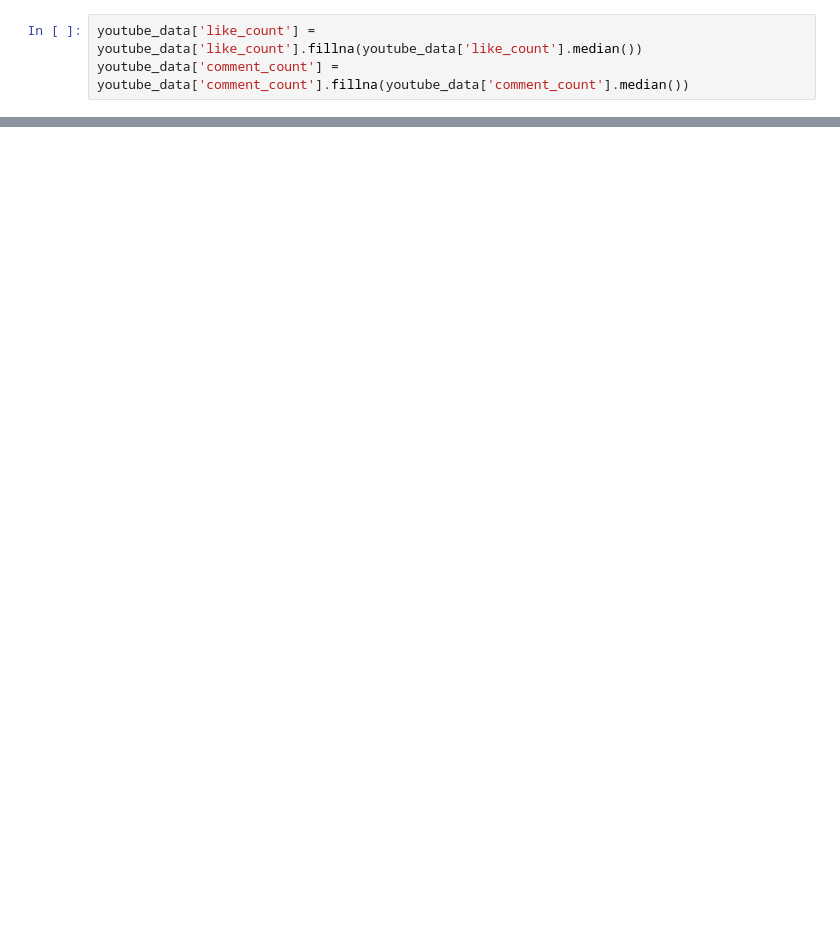
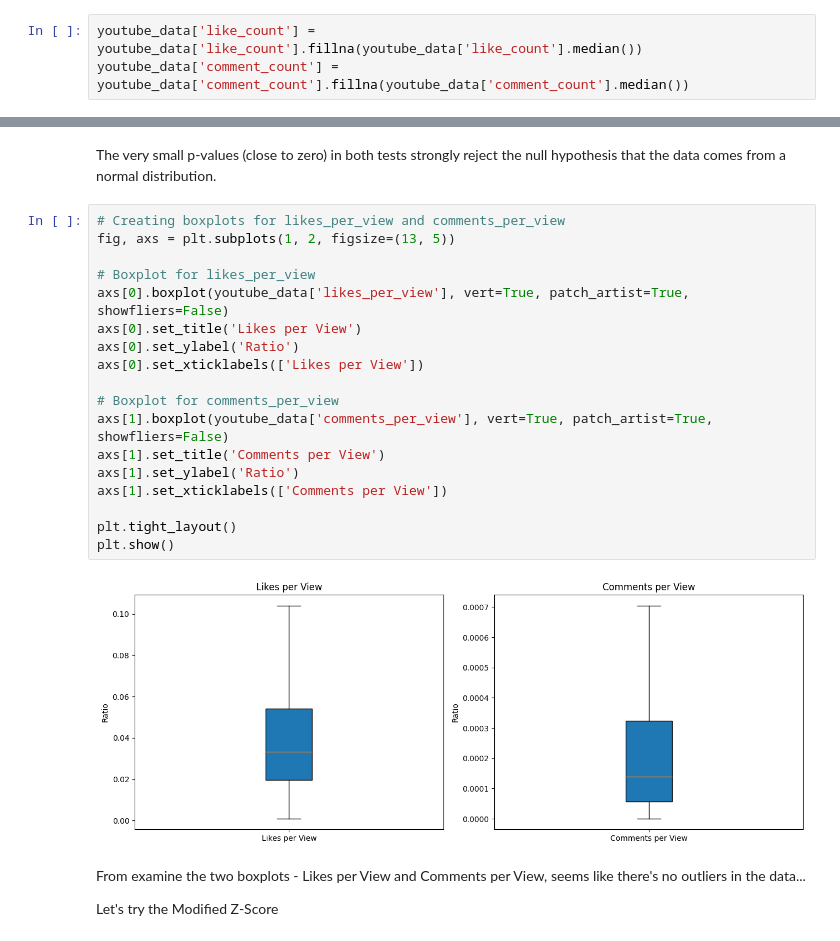
Before and after one commit to idokapel/Advanced-Machine-Learning-Final-Project, a Jupyter notebook: youtube_project.ipynb, the cells around one changed output, grey strips where cells are left out. Cells and saved outputs as stored; diff of their text form; blank space fills up the shorter version.

```diff
--- a/youtube_project.ipynb
+++ b/youtube_project.ipynb
@@ -106 +160,27 @@ youtube_data
+# %% [markdown]
+The very small p-values (close to zero) in both tests strongly reject the null hypothesis that the data comes from a normal distribution.
+# %%
+# Creating boxplots for likes_per_view and comments_per_view
+fig, axs = plt.subplots(1, 2, figsize=(13, 5))
+
+# Boxplot for likes_per_view
+axs[0].boxplot(youtube_data['likes_per_view'], vert=True, patch_artist=True, showfliers=False)
+axs[0].set_title('Likes per View')
+axs[0].set_ylabel('Ratio')
+axs[0].set_xticklabels(['Likes per View'])
+
+# Boxplot for comments_per_view
+axs[1].boxplot(youtube_data['comments_per_view'], vert=True, patch_artist=True, showfliers=False)
+axs[1].set_title('Comments per View')
+axs[1].set_ylabel('Ratio')
+axs[1].set_xticklabels(['Comments per View'])
+
+plt.tight_layout()
+plt.show()
+# %% [output]
+[figure, added]
+# %% [markdown]
+From examine the two boxplots - Likes per View and Comments per View, seems like there's no outliers in the data...
+
+Let's try the Modified Z-Score
 # %%
```
Also changed, not shown: parts of 16 cells of this notebook.
